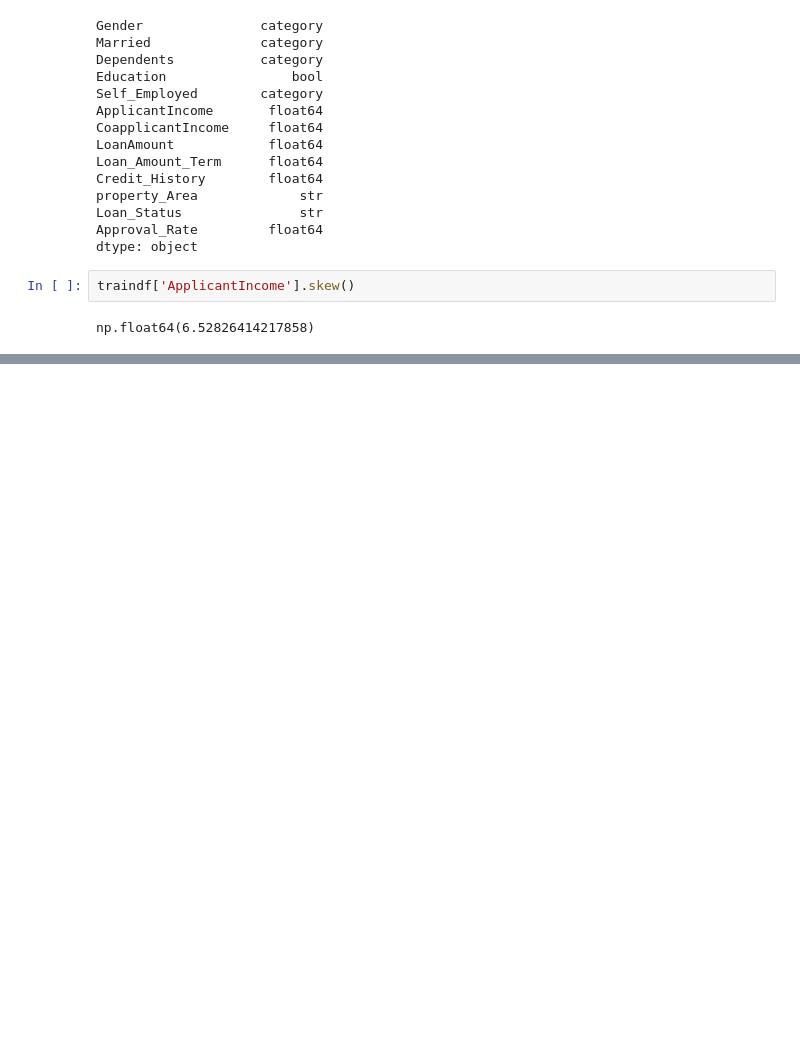
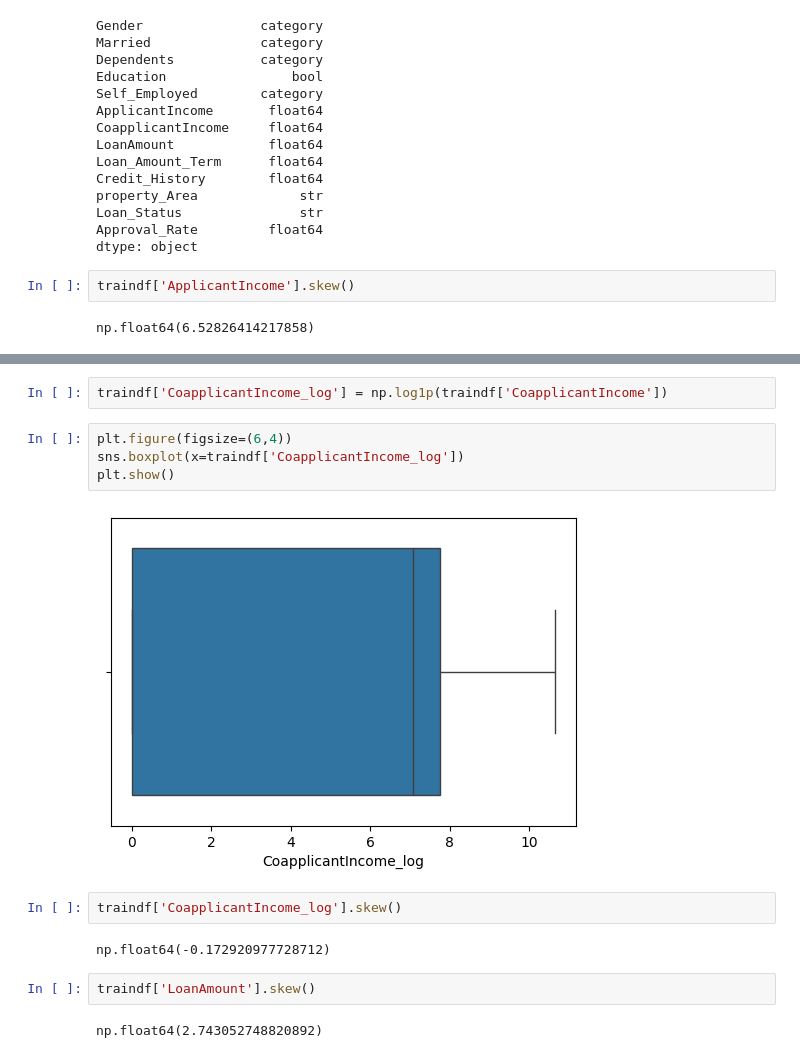
Before and after one commit to LCCHoong/pypy, a Jupyter notebook: testing.ipynb, the cells around one changed output, grey strips where cells are left out. Drawn from its saved outputs; the diff is of its cells as text; blank space fills up the shorter version.

```diff
--- a/testing.ipynb
+++ b/testing.ipynb
@@ -253,0 +434,16 @@ np.float64(6.52826414217858)
+# %%
+traindf['CoapplicantIncome_log'] = np.log1p(traindf['CoapplicantIncome'])
+# %%
+plt.figure(figsize=(6,4))
+sns.boxplot(x=traindf['CoapplicantIncome_log'])
+plt.show()
+# %% [output]
+[figure, added]
+# %%
+traindf['CoapplicantIncome_log'].skew()
+# %% [output]
+np.float64(-0.172920977728712)
+# %%
+traindf['LoanAmount'].skew()
+# %% [output]
+np.float64(2.743052748820892)
```
Also changed, not shown: parts of 32 cells of this notebook.
